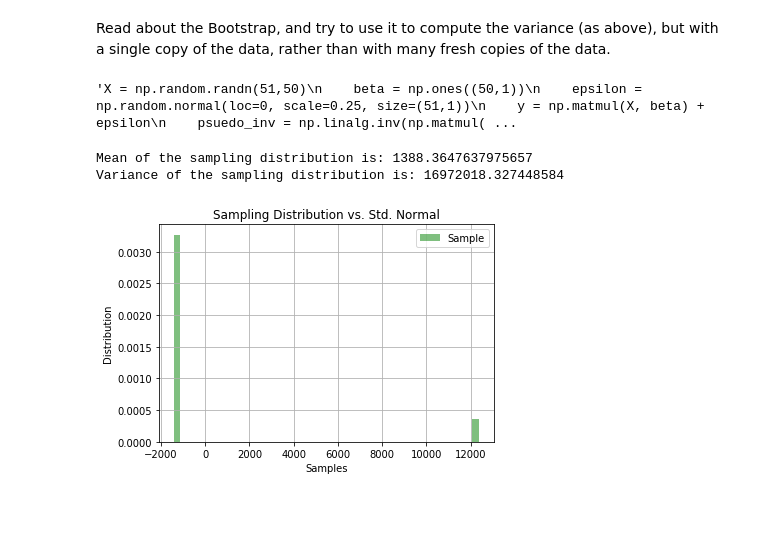
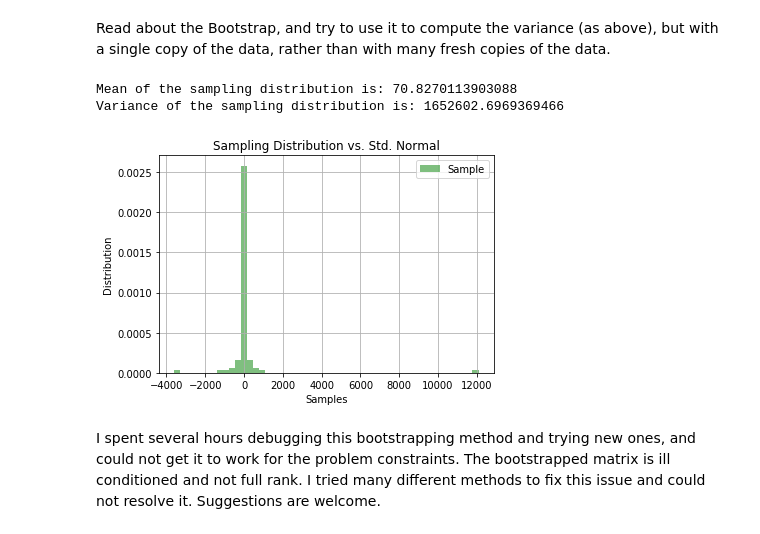
Before and after one commit to jsigee87/Data-Science-Lab-ee379k, a Jupyter notebook: lab6/src/problem1.ipynb, the cells around one changed output. Drawn from its saved outputs; the diff is of its cells as text; code cells hidden in the pictures; blank space fills up the shorter version.

```diff
--- a/lab6/src/problem1.ipynb
+++ b/lab6/src/problem1.ipynb
@@ -174,22 +174,20 @@ def grabDataPoint(X,y):
     return X[random_index, :], y[random_index]
 
 def buildNewX(X,y):
-    X_new = np.empty((51,50), dtype=float)
-    y_new = np.empty((51,), dtype=float)
+    X_new = np.zeros((51,50), dtype=float)
+    y_new = np.zeros((51,), dtype=float)
+    #np.random.seed(42)
     for i in range(50):
-        data_point, label = grabDataPoint(X, y)
+        random_index = np.random.randint(0, 50+1)
+        data_point = X[random_index, :]
+        label = y[random_index]
         X_new[i, :] = data_point
         y_new[i] = label
+    #print(X_new)
+    #print(np.linalg.matrix_rank(X_new))
+    #print(np.linalg.cond(X_new))
     #print(np.linalg.cond(np.matmul(X_new.T, X)))
     return X_new, y_new
-
-'''X = np.random.randn(51,50)
-    beta = np.ones((50,1))
-    epsilon = np.random.normal(loc=0, scale=0.25, size=(51,1))
-    y = np.matmul(X, beta) + epsilon
-    psuedo_inv = np.linalg.inv(np.matmul(X.T, X))
-    beta_hat = np.matmul(np.matmul(psuedo_inv, X.T), epsilon) + beta
-    return X, y, beta_hat, beta'''
 
 def getBetaHat(X_new, y_new):
     psuedo_inv = inv(np.matmul(X_new.T, X_new))
@@ -202,48 +200,30 @@ def sampleDataBootstrap(X, y, n = 100):
         X_new, y_new = buildNewX(X, y)
         beta_hat = getBetaHat(X_new, y_new)
         samples.append(beta_hat[0])
-        if(i == 1):
-            plt.figure()
-            plt.hist(X)
-            plt.figure()
-            plt.hist(X_new)
-            plt.show()
     samples = np.array(samples)
     return samples
-# %% [output]
-'X = np.random.randn(51,50)\n    beta = np.ones((50,1))\n    epsilon = np.random.normal(loc=0, scale=0.25, size=(51,1))\n    y = np.matmul(X, beta) + epsilon\n    psuedo_inv = np.linalg.inv(np.matmul( ...
 # %%
 # Create some data and sample from it
 X, y, beta_hat, beta = createData()
-samples = []
-for i in range(10):
-    X_new, y_new = buildNewX(X, y)
-    beta_hat = getBetaHat(X_new, y_new)
-    samples.append(beta_hat.mean())
-    #if(i == 1):
-    #    plt.figure()
-    #    plt.hist(X)
-    #    plt.figure()
-    #    plt.hist(X_new)
-    #    plt.show()
+#print(np.linalg.matrix_rank(X))
 samples = np.array(samples)
-#samples = sampleDataBootstrap(X, y)
-#X_new y_new = buildNewX(X, y)
-#beta_hat =
+samples = sampleDataBootstrap(X, y)
 
 print("Mean of the sampling distribution is: {}".format(np.mean(samples)))
 print("Variance of the sampling distribution is: {}".format(np.var(samples)))
 num_bins = 50
-_ = plt.hist(samples - np.mean(samples), num_bins, normed=1, facecolor='green', alpha = 0.5, label='Sample')
+_ = plt.hist(samples, num_bins, normed=1, facecolor='green', alpha = 0.5, label='Sample')
 #_ = plt.hist(np.random.randn(100), num_bins, normed=1, facecolor='blue', alpha=0.5, label='Std Normal')
 _ = plt.xlabel('Samples')
 _ = plt.ylabel('Distribution')
 _ = plt.title('Sampling Distribution vs. Std. Normal')
 #_ = plt.xlim([-3, 3])
 #_ = plt.ylim([0, 2.2])
 _ = plt.legend()
 _ = plt.grid(True)
 # %% [output]
-Mean of the sampling distribution is: 1388.3647637975657
-Variance of the sampling distribution is: 16972018.327448584
+Mean of the sampling distribution is: 70.8270113903088
+Variance of the sampling distribution is: 1652602.6969369466
-[figure, old version]
+[figure, new version]
+# %% [markdown]
+I spent several hours debugging this bootstrapping method and trying new ones, and could not get it to work for the problem constraints. The bootstrapped matrix is ill conditioned and not full rank. I tried many different methods to fix this issue and could not resolve it. Suggestions are welcome.
```
Also changed, not shown: parts of 3 cells of this notebook, 2 other files.
